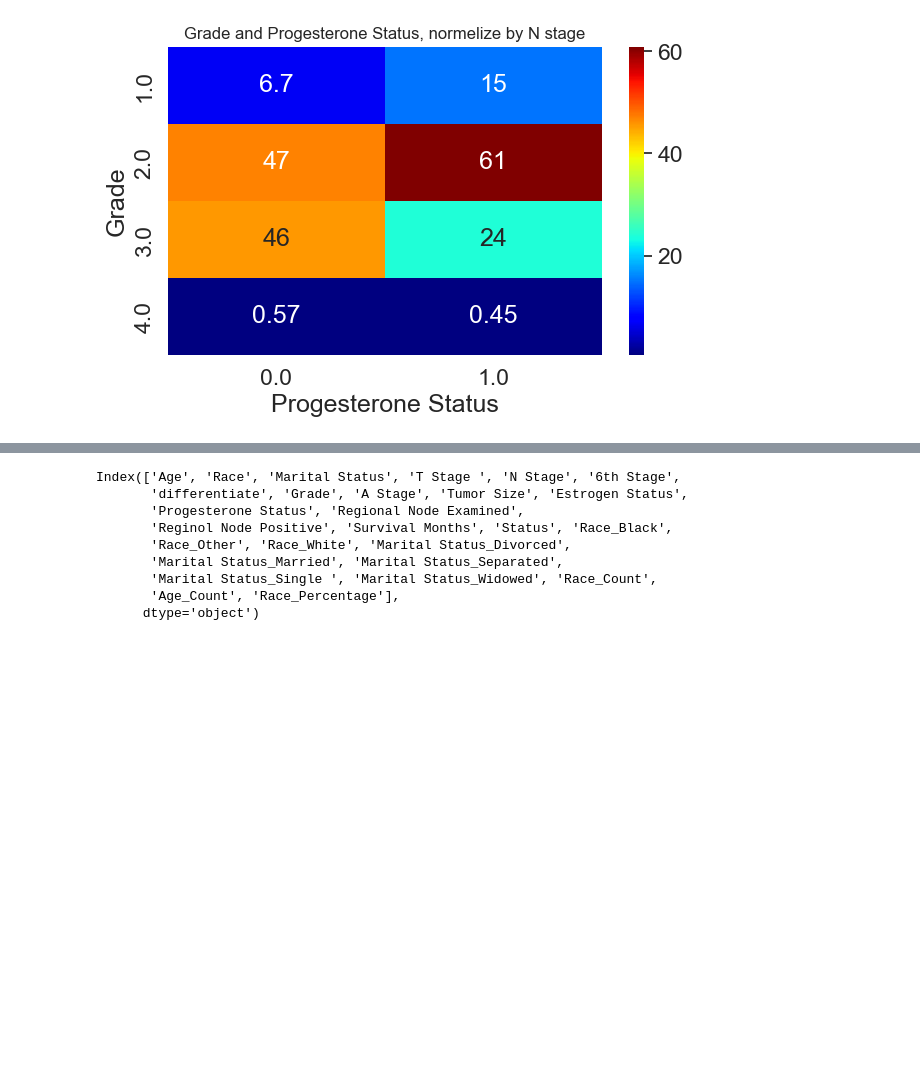
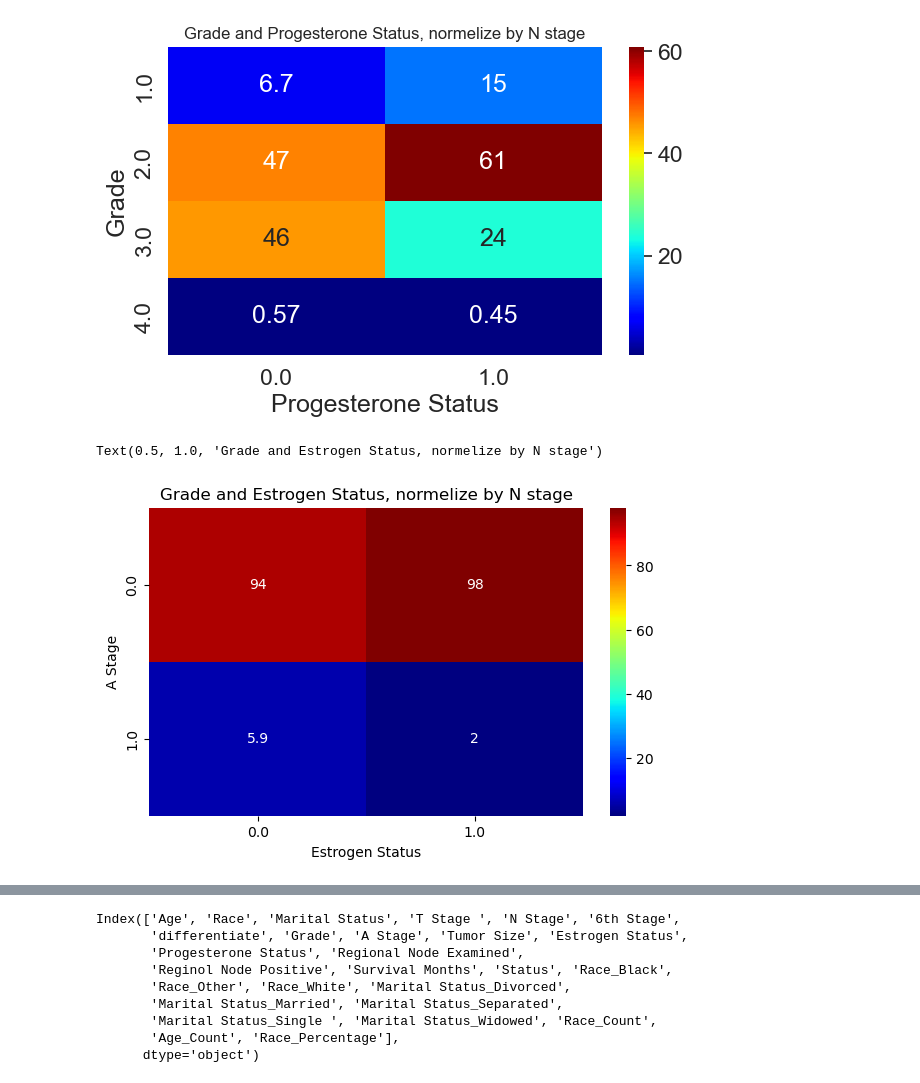
Before and after one commit to roy2392/breast_cancer_classification, a Jupyter notebook: Breast_Cancer_Classification_Project_.ipynb, the cells around one changed output, grey strips where cells are left out. Cells and saved outputs as stored; diff of their text form; code cells hidden in the pictures; blank space fills up the shorter version.

```diff
--- a/Breast_Cancer_Classification_Project_.ipynb
+++ b/Breast_Cancer_Classification_Project_.ipynb
@@ -111,3 +113,5 @@ Status    ['Alive' 'Dead']
+# %%
+df['Regional_Node_pos_%'] = 100*df['Reginol Node Positive']/df['Regional Node Examined']
 # %% [markdown]
 ## Convert Categorical features to numbrical
 # %% [markdown]
@@ -328,3 +332,10 @@ plt.title(label='Grade and Progesterone Status, normelize by N stage', fontsize=
 # %% [output]
 Text(0.5, 1.0, 'Grade and Progesterone Status, normelize by N stage')
 [figure]
+# %%
+fig, ax = plt.subplots(figsize=(7, 4))
+sns.heatmap(ax=ax, data=df.groupby(['A Stage','Estrogen Status'])['Age'].count().unstack().fillna(0).transform(lambda x: (100*x/sum(x))), cmap='jet',annot=True)
+plt.title(label='Grade and Estrogen Status, normelize by N stage', fontsize=12)
+# %% [output]
+Text(0.5, 1.0, 'Grade and Estrogen Status, normelize by N stage')
+[figure, added]
```
Also changed, not shown: parts of 13 cells of this notebook.
